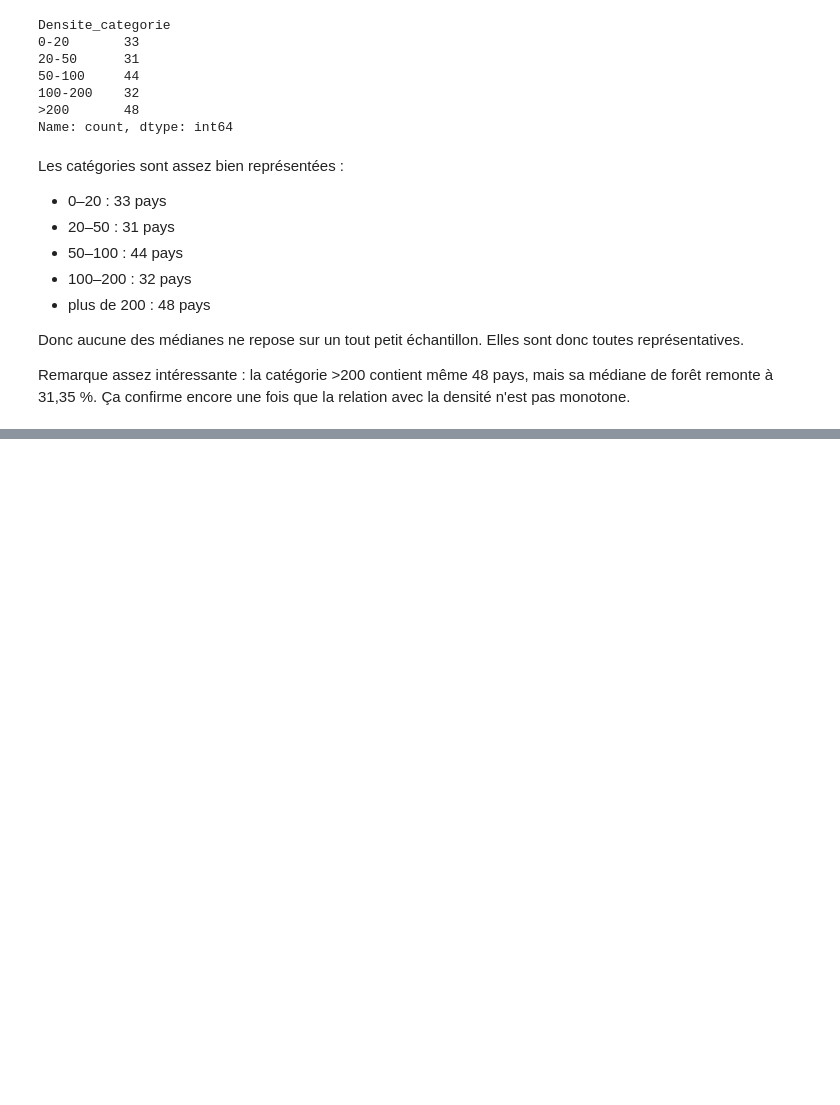
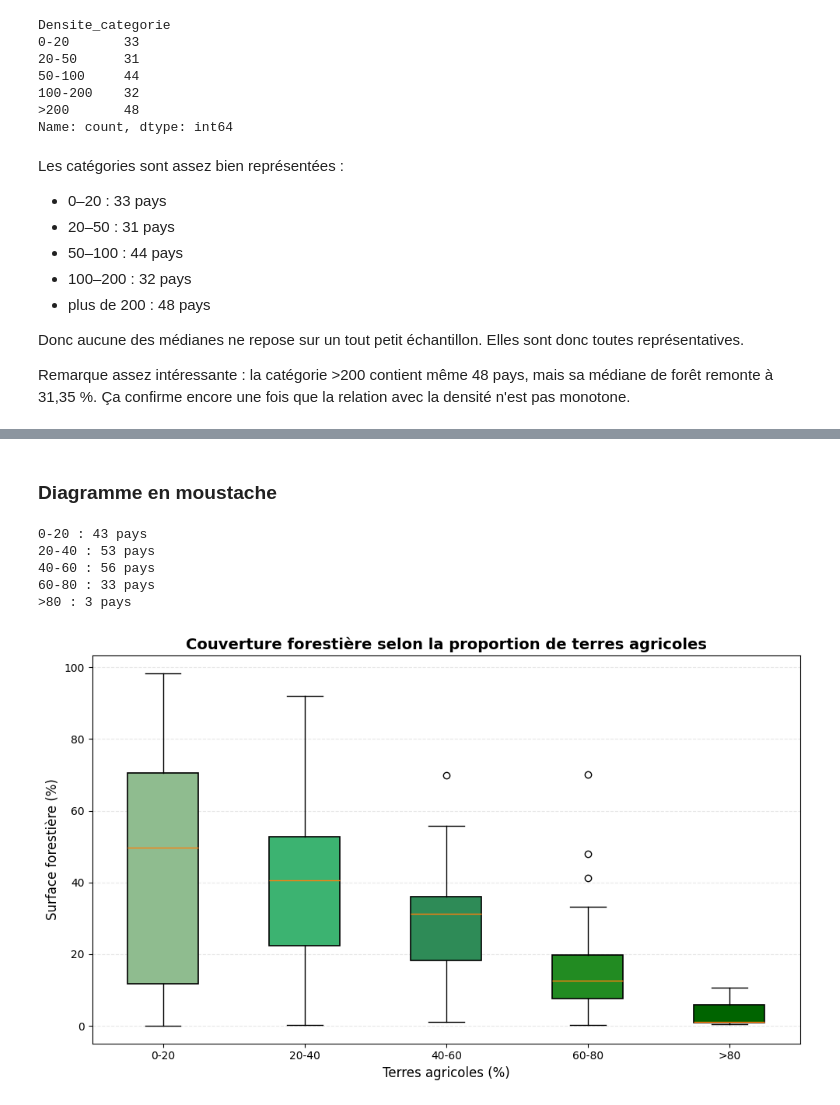
Before and after one commit to Sebastien-Luc-Soncini/Projet-Fil-Rouge-Foret, a Jupyter notebook: foret.ipynb, the cells around one changed output, grey strips where cells are left out. Cells and saved outputs as stored; diff of their text form; code cells hidden in the pictures; blank space fills up the shorter version.

```diff
--- a/foret.ipynb
+++ b/foret.ipynb
@@ -1166,0 +1282,57 @@ Remarque assez intéressante : la catégorie >200 contient même 48 pays, mais s
+# %% [markdown]
+### Diagramme en moustache
+# %%
+categories = ["0-20", "20-40", "40-60", "60-80", ">80"]
+
+donnees_boxplot = [
+    df.loc[
+        df["Agriculture_categorie"] == categorie,
+        "Forested Area (%)"
+    ].dropna()
+    for categorie in categories
+]
+# %%
+for categorie, donnees in zip(categories, donnees_boxplot):
+    print(categorie, ":", len(donnees), "pays")
+# %% [output]
+0-20 : 43 pays
+20-40 : 53 pays
+40-60 : 56 pays
+60-80 : 33 pays
+>80 : 3 pays
+# %%
+plt.figure(figsize=(10, 6))
+
+boites = plt.boxplot(
+    donnees_boxplot,
+    tick_labels=categories,
+    patch_artist=True
+)
+
+couleurs = [
+    "darkseagreen",
+    "mediumseagreen",
+    "seagreen",
+    "forestgreen",
+    "darkgreen"
+]
+
+for boite, couleur in zip(boites["boxes"], couleurs):
+    boite.set_facecolor(couleur)
+    boite.set_edgecolor("black")
+    boite.set_linewidth(1.2)
+
+plt.title(
+    "Couverture forestière selon la proportion de terres agricoles",
+    fontsize=14,
+    fontweight="bold"
+)
+
+plt.xlabel("Terres agricoles (%)", fontsize=12)
+plt.ylabel("Surface forestière (%)", fontsize=12)
+
+plt.grid(axis="y", linestyle="--", alpha=0.3)
+plt.tight_layout()
+plt.show()
+# %% [output]
+[figure, added]
```
Also changed, not shown: parts of 46 cells of this notebook.
